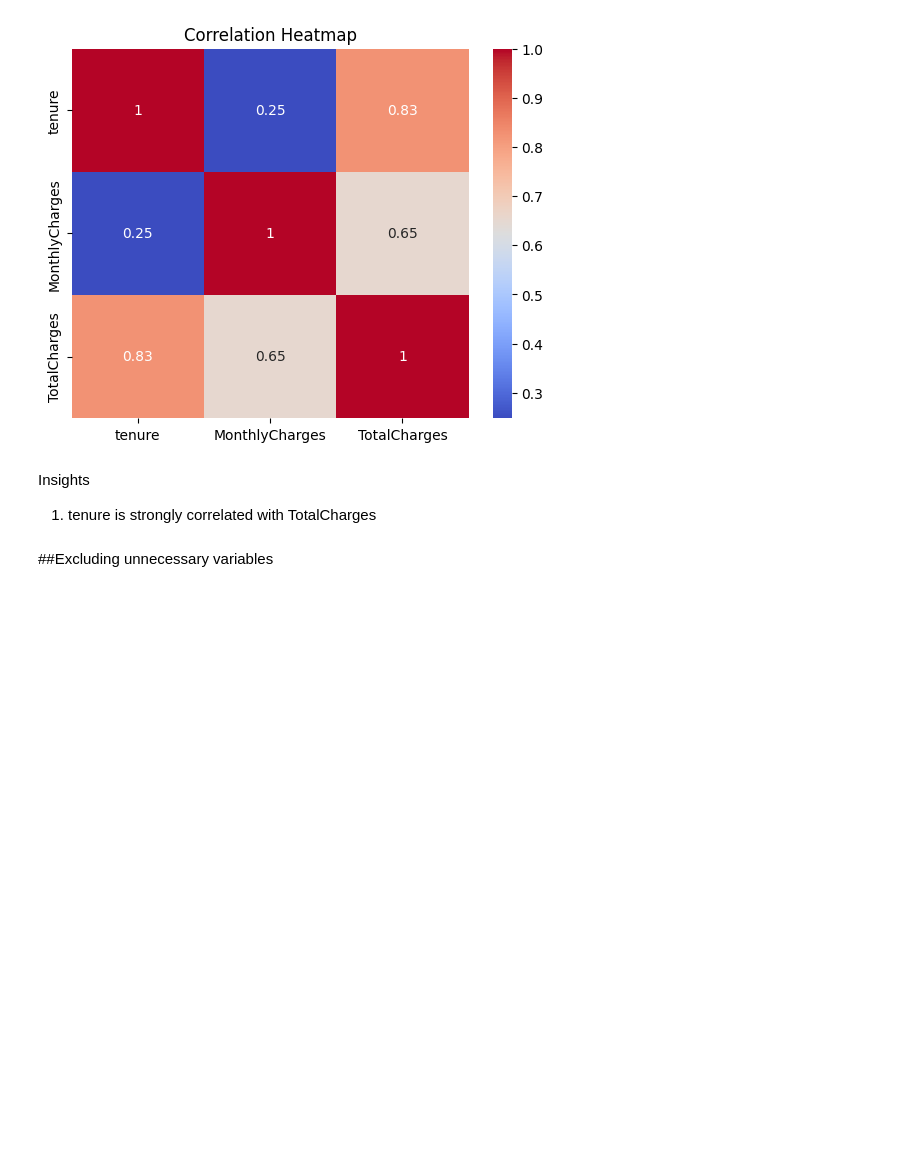
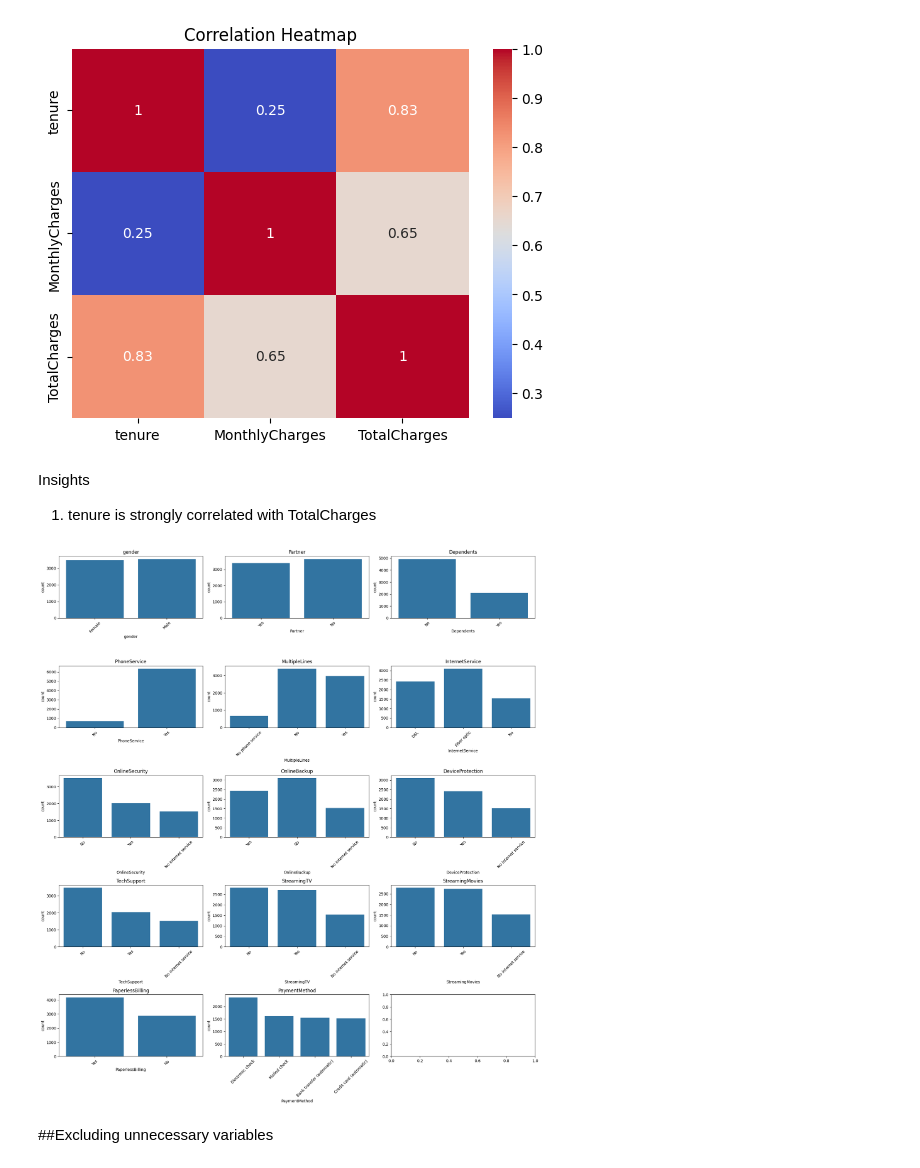
Before and after one commit to yumna-prog/Customer-Churn-Prediction, a Jupyter notebook: CustomerChurnPreduiction.ipynb, the cells around one changed output. Drawn from its saved outputs; the diff is of its cells as text; code cells hidden in the pictures; blank space fills up the shorter version.

```diff
--- a/CustomerChurnPreduiction.ipynb
+++ b/CustomerChurnPreduiction.ipynb
@@ -496,6 +489,29 @@ Text(0.5, 1.0, 'Correlation Heatmap')
 # %% [markdown]
 Insights
 1. tenure is strongly correlated with TotalCharges
+# %%
+import math
+
+categorical_cols = [
+    'gender', 'Partner', 'Dependents', 'PhoneService', 'MultipleLines', 'InternetService',
+    'OnlineSecurity', 'OnlineBackup', 'DeviceProtection', 'TechSupport', 'StreamingTV',
+    'StreamingMovies', 'PaperlessBilling', 'PaymentMethod'
+]
+
+rows = math.ceil(len(categorical_cols) / 3)
+fig, axes = plt.subplots(rows, 3, figsize=(18, rows*4))
+
+axes = axes.flatten()
+
+for i, col in enumerate(categorical_cols):
+    sns.countplot(data=Telecommuniction_df, x=col, ax=axes[i])
+    axes[i].set_title(col)
+    axes[i].tick_params(axis='x', rotation=45)
+
+plt.tight_layout()
+plt.show()
+# %% [output]
+[figure, added]
 # %% [markdown]
 ##Excluding unnecessary variables
 # %%
```
Also changed, not shown: parts of 17 cells of this notebook.
